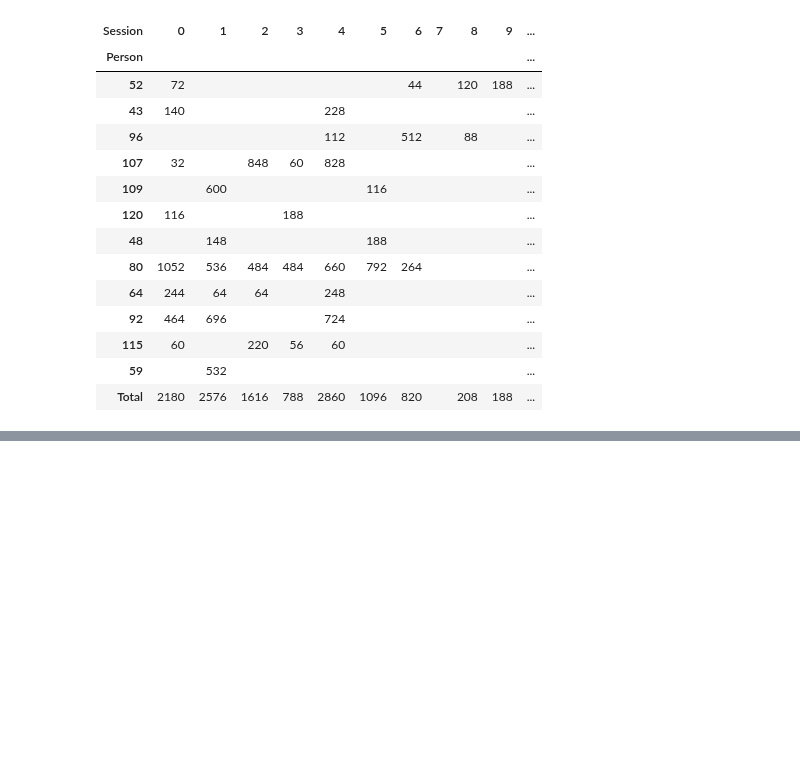
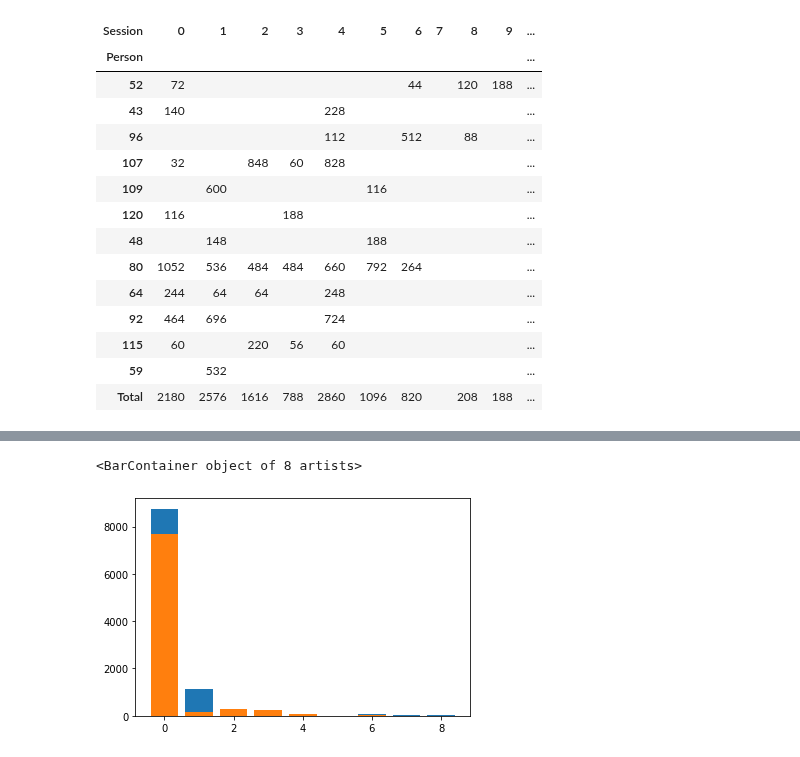
Before and after one commit to ntobis/federated-machine-learning, a Jupyter notebook: Notebooks/Excel Table Preparation.ipynb, the cells around one changed output, grey strips where cells are left out. Cells and saved outputs as stored; diff of their text form; code cells hidden in the pictures; blank space fills up the shorter version.

```diff
--- a/Notebooks/Excel Table Preparation.ipynb
+++ b/Notebooks/Excel Table Preparation.ipynb
@@ -411,0 +414,4 @@ dL.create_pivot(os.path.join(DATA, 'group_2'), 'Person', 'Session', 'Person')
+# %%
+df = pd.DataFrame(dL.get_labels(dL.get_image_paths(os.path.join(DATA, 'group_2'))), columns=['Person', 'Session', 'Culture', 'Frame', 'Pain', 'Trans_1', 'Trans2'])
+# %%
+df[['Person', 'Session', 'Culture', 'Frame', 'Pain', ]] = df[['Person', 'Session', 'Culture', 'Frame', 'Pain', ]].astype(int)
@@ -411,0 +433,8 @@ dL.create_pivot(os.path.join(DATA, 'group_2'), 'Person', 'Session', 'Person')
+# %%
+sess = np.unique(df[df['Session'] == 2]['Pain'], return_counts=True)
+plt.bar(sess[0], sess[1])
+sess = np.unique(df[df['Session'] == 3]['Pain'], return_counts=True)
+plt.bar(sess[0], sess[1])
+# %% [output]
+<BarContainer object of 8 artists>
+[figure, added]
```
Also changed, not shown: parts of 3 cells of this notebook, 4 other files.
